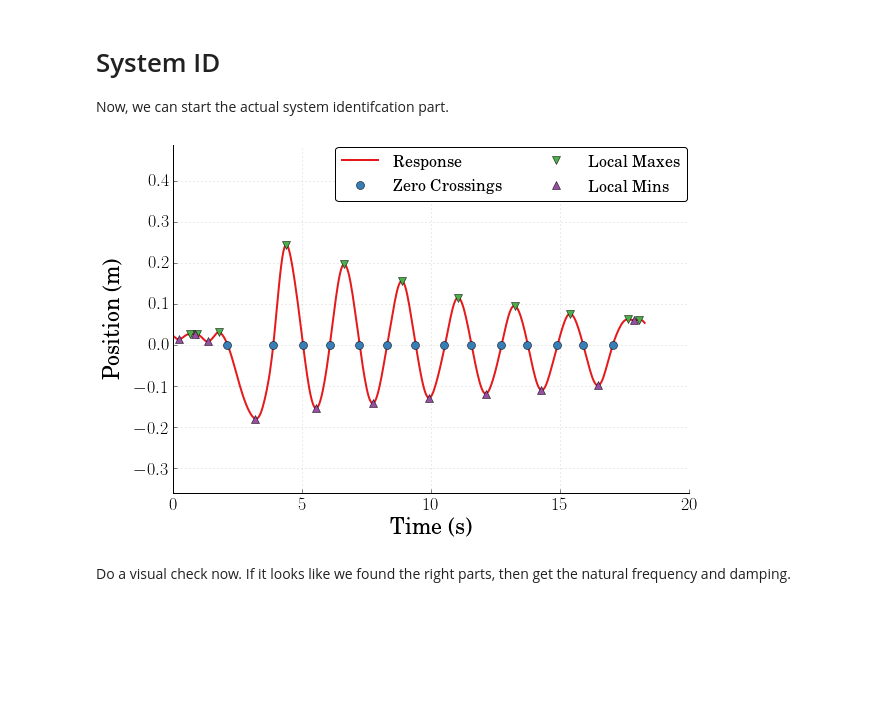
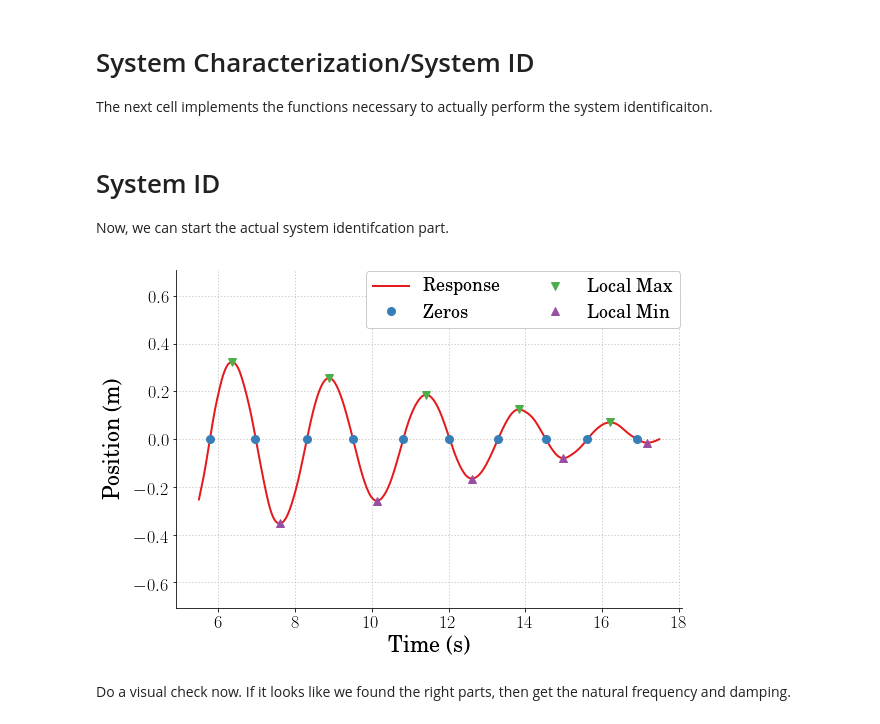
Before and after one commit to DocVaughan/MCHE485---Mechanical-Vibrations, a Jupyter notebook: Jupyter Notebooks/Mini-Project 1/MCHE485_MiniProject1_Spring2018.ipynb, the cells around one changed output. Cells and saved outputs as stored; diff of their text form; code cells hidden in the pictures; blank space fills up the shorter version.

```diff
--- a/Jupyter Notebooks/Mini-Project 1/MCHE485_MiniProject1_Spring2018.ipynb
+++ b/Jupyter Notebooks/Mini-Project 1/MCHE485_MiniProject1_Spring2018.ipynb
@@ -159,0 +178,14 @@ For help in trimming NumPy arrays, see the [SciPy Lecture Notes](https://scipy-l
+# %%
+freeVib_time_start = 5.5    # Time that the free vibration part of the response begins
+freeVib_time_end = 17.5      # Time the the free vibration part of the response ends
+
+# Find the index in the time array that is closest to the start and end times of the region.
+# We just look for the index where the difference is minimized.
+index_start = np.argmin(np.abs(time - freeVib_time_start))
+index_end = np.argmin(np.abs(time - freeVib_time_end))
+
+# Now, using those indieces, we create new arrays containing the clipped region
+time_freeVib = time[index_start:index_end]
+
+# For the vibration data, we also detrend it again, based on the new range
+freeVib_data = signal.detrend(vib_shifted[index_start:index_end])
@@ -160,3 +238,6 @@ For help in trimming NumPy arrays, see the [SciPy Lecture Notes](https://scipy-l
+# %% [markdown]
+# System Characterization/System ID
+The next cell implements the functions necessary to actually perform the system identificaiton.
 # %%
 # First define all the functions we'll need.
 def log_dec(peak1, peak2, num_cycles):
@@ -340,10 +421,10 @@ def CRAWLAB_fft(data, time, plotflag):
 Now, we can start the actual system identifcation part.
 # %%
 # Should return the zero crossings
-zeros = get_zero_crossings(time, vib_detrend[window_size-2:-1])
+zeros = get_zero_crossings(time_freeVib, freeVib_data)
 
 # Get the peaks of the response
-localMaxes, localMax_Times, localMins, localMin_Times = get_local_Extrema(time, vib_detrend[window_size-2:-1])
+localMaxes, localMax_Times, localMins, localMin_Times = get_local_Extrema(time_freeVib, freeVib_data)
 
 # Calculate the damping ratio from both the local maxes and the local minimums
 zeta_maxes = log_dec(localMaxes[0], localMaxes[-1], len(localMaxes)-1)
@@ -356,47 +437,47 @@ fig = plt.figure(figsize=(6,4))
 ax = plt.gca()
 plt.subplots_adjust(bottom=0.17,left=0.17,top=0.96,right=0.96)
 
-# Change the axis units to CMU Serif
-plt.setp(ax.get_ymajorticklabels(),family='CMU Serif',fontsize=18)
-plt.setp(ax.get_xmajorticklabels(),family='CMU Serif',fontsize=18)
+# Change the axis units to serif
+plt.setp(ax.get_ymajorticklabels(),family='serif',fontsize=18)
+plt.setp(ax.get_xmajorticklabels(),family='serif',fontsize=18)
 
 ax.spines['right'].set_color('none')
 ax.spines['top'].set_color('none')
 
 ax.xaxis.set_ticks_position('bottom')
 ax.yaxis.set_ticks_position('left')
 
 # Turn on the plot grid and set appropriate linestyle and color
 ax.grid(True,linestyle=':',color='0.75')
 ax.set_axisbelow(True)
 
 # Define the X and Y axis labels
-plt.xlabel('Time (s)',family='CMU Serif',fontsize=22,weight='bold',labelpad=5)
-plt.ylabel('Position (m)',family='CMU Serif',fontsize=22,weight='bold',labelpad=10)
+plt.xlabel('Time (s)',family='serif',fontsize=22,weight='bold',labelpad=5)
+plt.ylabel('Position (m)',family='serif',fontsize=22,weight='bold',labelpad=10)
 
-plt.plot(time,vib_detrend[window_size-2:-1], linewidth=2,linestyle="-",label=r'Response')
-plt.plot(zeros,np.zeros_like(zeros),'o', markersize = 8, label=r'Zero Crossings')
-plt.plot(localMax_Times, localMaxes, 'v', markersize = 8, label=r'Local Maxes')
-plt.plot(localMin_Times, localMins, '^', markersize = 8, label=r'Local Mins')
+plt.plot(time_freeVib, freeVib_data, linewidth=2,linestyle="-",label=r'Response')
+plt.plot(zeros,np.zeros_like(zeros),'o', markersize = 8, label=r'Zeros')
+plt.plot(localMax_Times, localMaxes, 'v', markersize = 8, label=r'Local Max')
+plt.plot(localMin_Times, localMins, '^', markersize = 8, label=r'Local Min')
 
 # uncomment below and set limits if needed
 # plt.xlim(0,5)
-plt.ylim(2*np.min(vib_detrend),2*np.max(vib_detrend))
+plt.ylim(2*np.min(freeVib_data), 2.2*np.max(freeVib_data))
 
 # # Create the legend, then fix the fontsize
 leg = plt.legend(loc='upper right', ncol = 2, fancybox=True)
 ltext  = leg.get_texts()
-plt.setp(ltext,family='CMU Serif',fontsize=16)
+plt.setp(ltext,family='serif',fontsize=18)
 
 # Adjust the page layout filling the page using the new tight_layout command
 plt.tight_layout(pad=0.5)
 
 # save the figure as a high-res pdf in the current folder
-# plt.savefig('zeroCrossings_and_extrema.pdf', dpi=600)
+# plt.savefig('zeroCrossings_and_localExtrema.pdf', dpi=600)
 
 fig.set_size_inches(9,6) # Resize the figure for better display in the notebook
 # %% [output]
-[figure, old version]
+[figure, new version]
 # %% [markdown]
 Do a visual check now. If it looks like we found the right parts, then get the natural frequency and damping.
 # %%
```
Also changed, not shown: parts of 15 cells of this notebook, 8 other files.
